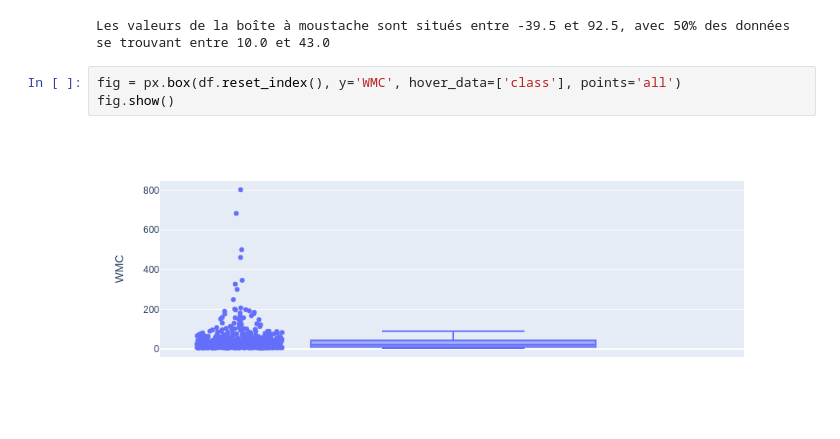
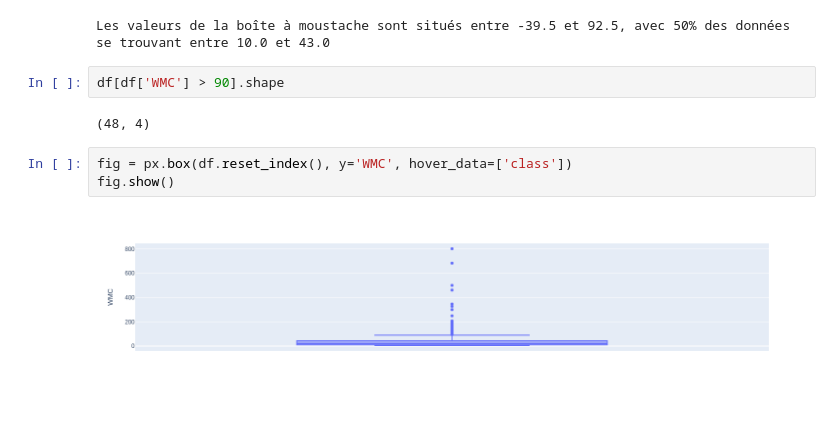
Before and after one commit to GuiPil/TP_IFT3913_H22, a Jupyter notebook: TP2/analyse/T1.ipynb, the cells around one changed output. Drawn from its saved outputs; the diff is of its cells as text.

```diff
--- a/TP2/analyse/T1.ipynb
+++ b/TP2/analyse/T1.ipynb
@@ -116,8 +117,12 @@ U, L = u + (1.5 * IQR_WMC), l - (1.5 * IQR_WMC)
 print(f"Les valeurs de la boîte à moustache sont situés entre {L} et {U}, avec 50% des données se trouvant entre {l} et {u}")
 # %% [output]
 Les valeurs de la boîte à moustache sont situés entre -39.5 et 92.5, avec 50% des données se trouvant entre 10.0 et 43.0
+# %%
+df[df['WMC'] > 90].shape
+# %% [output]
+(48, 4)
 # %%
-fig = px.box(df.reset_index(), y='WMC', hover_data=['class'], points='all')
+fig = px.box(df.reset_index(), y='WMC', hover_data=['class'])
 fig.show()
 # %% [output]
-[figure, old version]
+[figure, new version]
```
Also changed, not shown: parts of 8 cells of this notebook, 5 other files.
